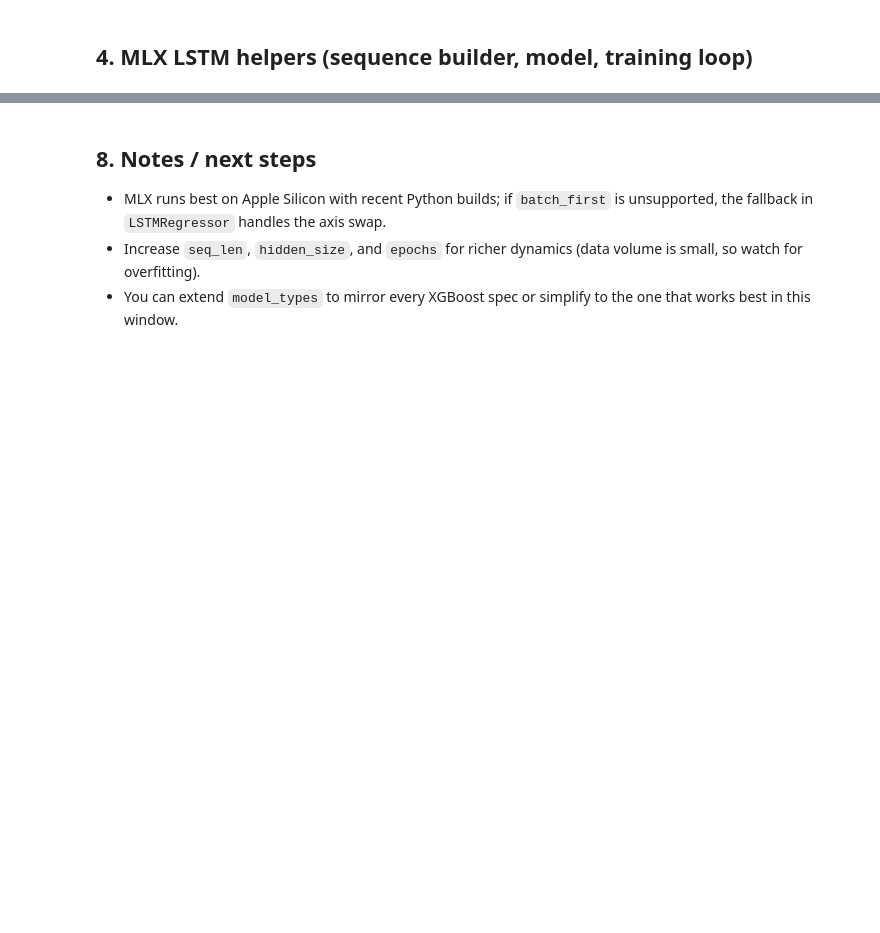
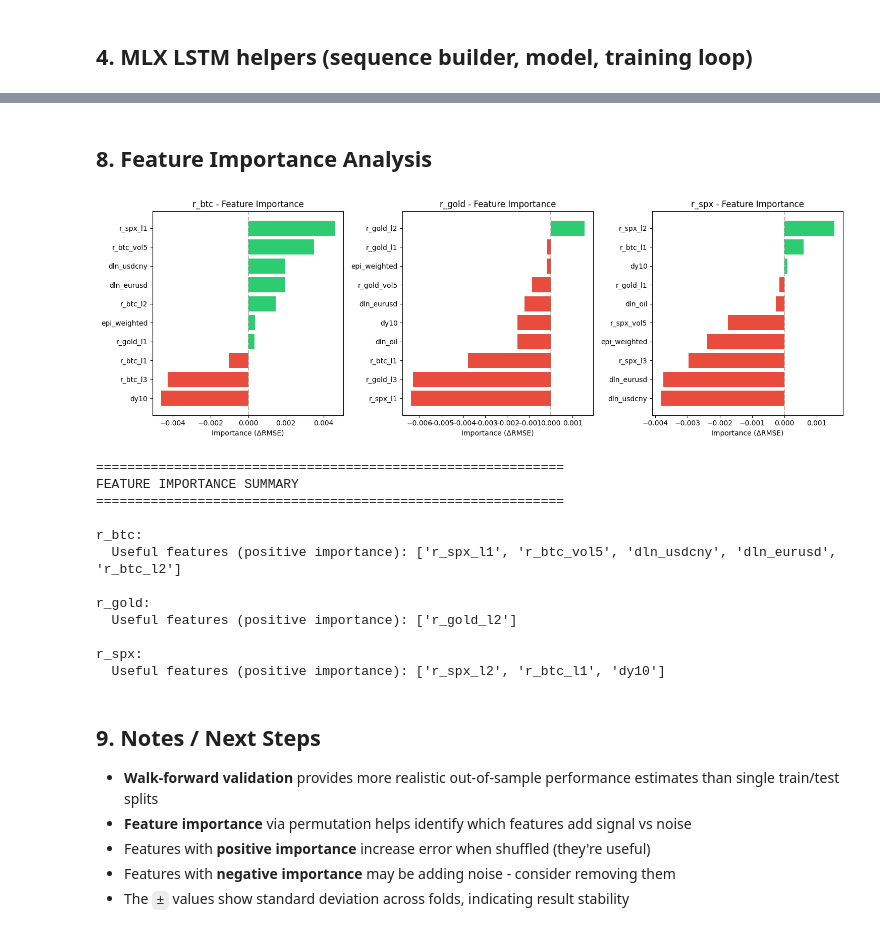
Before and after one commit to isom-ds/youtube-emotion-financial-modelling, a Jupyter notebook: 514_financial_lstm_mlx.ipynb, the cells around one changed output, grey strips where cells are left out. Saved outputs shown, nothing was run; the diff lists cells and outputs as text; code cells hidden in the pictures; blank space fills up the shorter version.

```diff
--- a/514_financial_lstm_mlx.ipynb
+++ b/514_financial_lstm_mlx.ipynb
@@ -673,5 +1048,51 @@ Using best average RMSE model type: epi_weighted
+# %% [markdown]
+## 8. Feature Importance Analysis
+# %%
+# Visualize feature importance
+fig, axes = plt.subplots(1, 3, figsize=(15, 5))
+
+for idx, asset in enumerate(assets):
+    ax = axes[idx]
+    imp_df = importance_results[asset].head(10)  # Top 10 features
+
+    colors = ['#2ecc71' if x > 0 else '#e74c3c' for x in imp_df['importance']]
+    bars = ax.barh(imp_df['feature'], imp_df['importance'], color=colors)
+    ax.set_xlabel('Importance (ΔRMSE)')
+    ax.set_title(f'{asset} - Feature Importance')
+    ax.axvline(x=0, color='gray', linestyle='--', alpha=0.5)
+    ax.invert_yaxis()
+
+plt.tight_layout()
+plt.show()
+
+# Summary of important features
+print("\n" + "=" * 60)
+print("FEATURE IMPORTANCE SUMMARY")
+print("=" * 60)
+for asset in assets:
+    imp_df = importance_results[asset]
+    positive_features = imp_df[imp_df['importance'] > 0]['feature'].tolist()
+    print(f"\n{asset}:")
+    print(f"  Useful features (positive importance): {positive_features[:5]}")
+# %% [output]
+[figure, added]
+============================================================
+FEATURE IMPORTANCE SUMMARY
+============================================================
+
+r_btc:
+  Useful features (positive importance): ['r_spx_l1', 'r_btc_vol5', 'dln_usdcny', 'dln_eurusd', 'r_btc_l2']
+
+r_gold:
+  Useful features (positive importance): ['r_gold_l2']
+
+r_spx:
+  Useful features (positive importance): ['r_spx_l2', 'r_btc_l1', 'dy10']
 # %% [markdown]
-## 8. Notes / next steps
-- MLX runs best on Apple Silicon with recent Python builds; if `batch_first` is unsupported, the fallback in `LSTMRegressor` handles the axis swap.
-- Increase `seq_len`, `hidden_size`, and `epochs` for richer dynamics (data volume is small, so watch for overfitting).
-- You can extend `model_types` to mirror every XGBoost spec or simplify to the one that works best in this window.
+## 9. Notes / Next Steps
+
+- **Walk-forward validation** provides more realistic out-of-sample performance estimates than single train/test splits
+- **Feature importance** via permutation helps identify which features add signal vs noise
+- Features with **positive importance** increase error when shuffled (they're useful)
+- Features with **negative importance** may be adding noise - consider removing them
+- The `±` values show standard deviation across folds, indicating result stability
```
Also changed, not shown: parts of 17 cells of this notebook.
